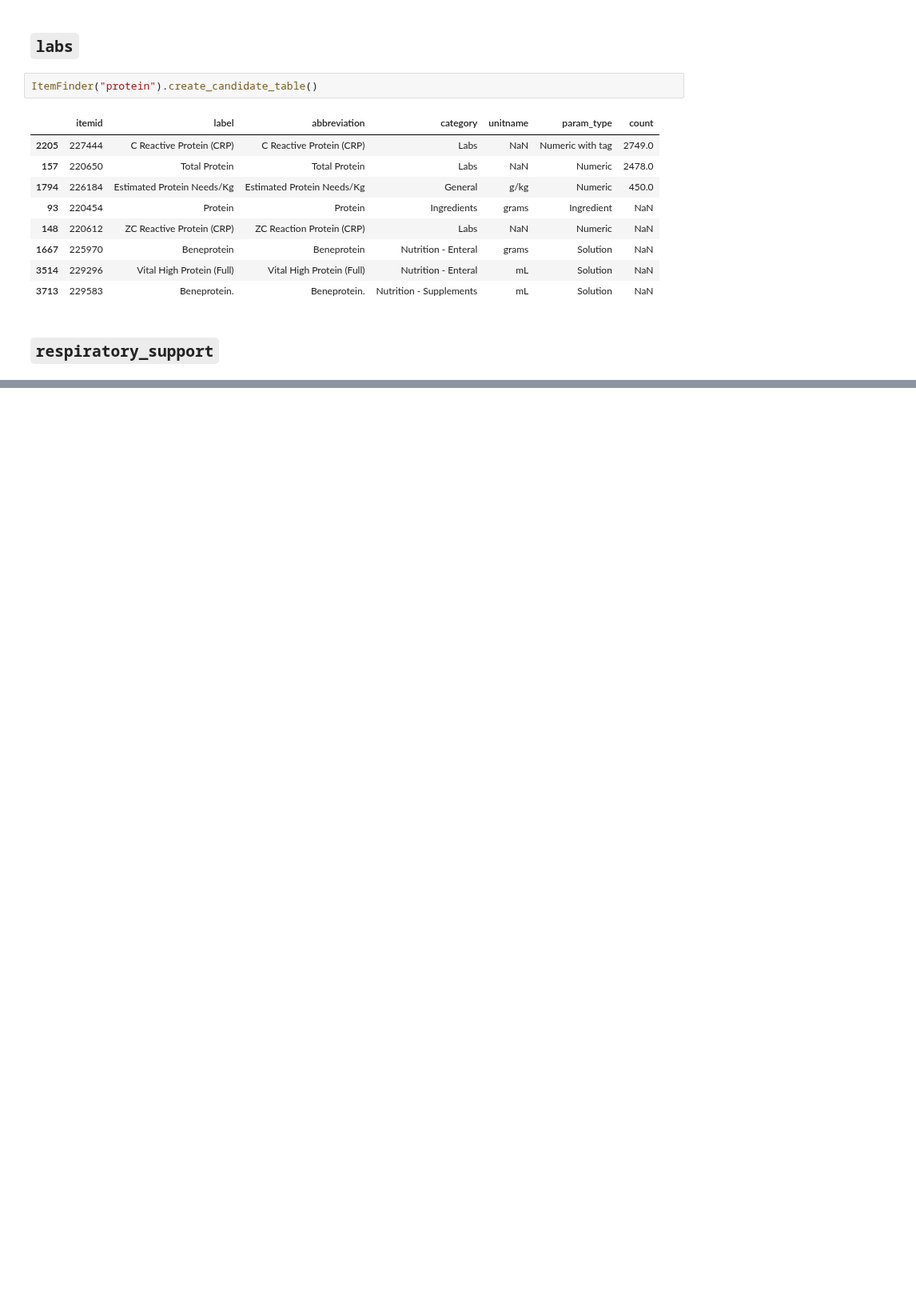
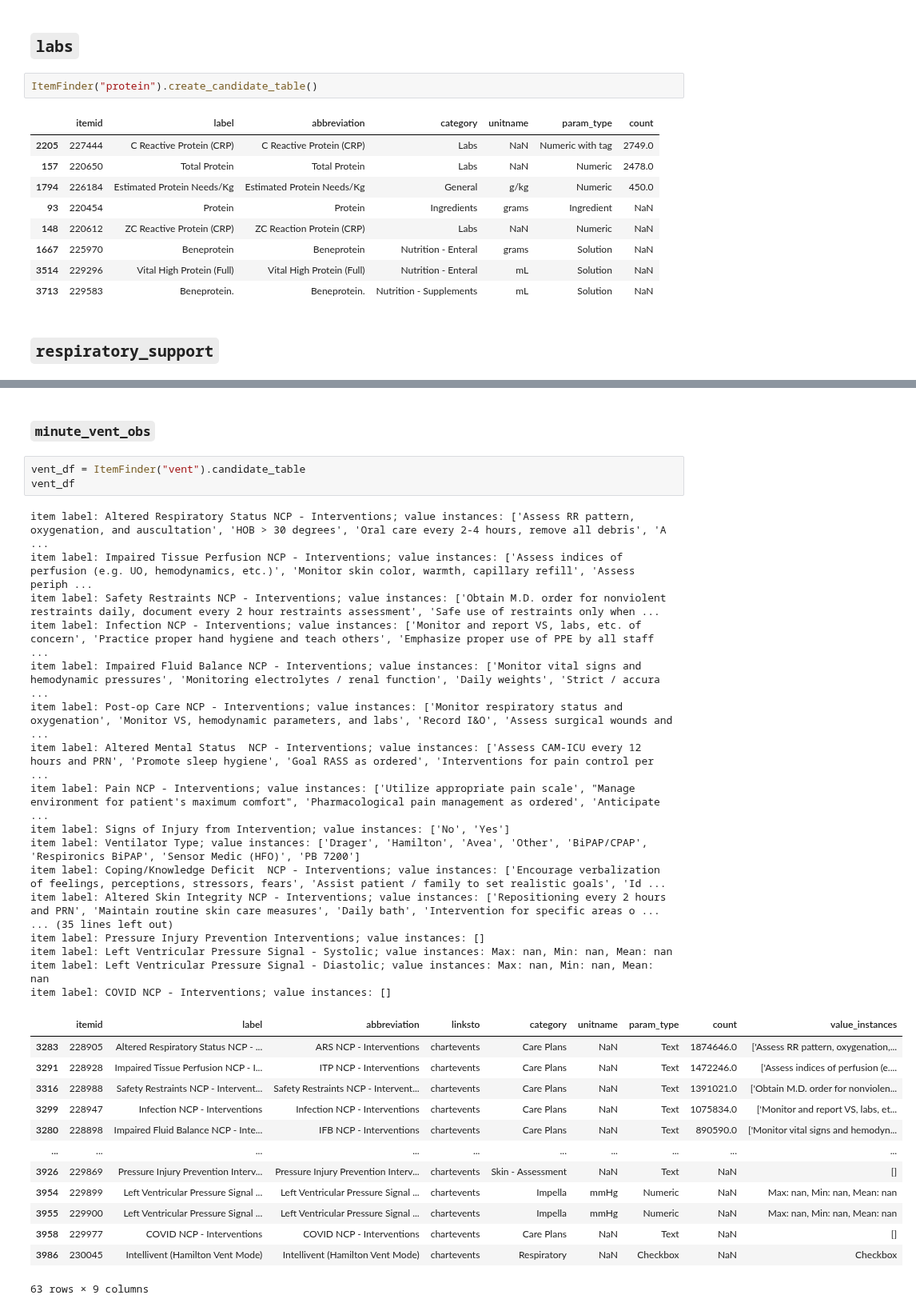
Before and after one commit to oldsandiaz/mimicclif, a Jupyter notebook: code/eda.ipynb, the cells around one changed output, grey strips where cells are left out. Shown at 80% size. Cells and saved outputs as stored; diff of their text form; blank space fills up the shorter version.

```diff
--- a/code/eda.ipynb
+++ b/code/eda.ipynb
@@ -565,0 +737,36 @@ item label is Intellivent (Hamilton Vent Mode)
+# %% [markdown]
+### `minute_vent_obs`
+# %%
+vent_df = ItemFinder("vent").candidate_table
+vent_df
+# %% [output]
+item label: Altered Respiratory Status NCP - Interventions; value instances: ['Assess RR pattern, oxygenation, and auscultation', 'HOB > 30 degrees', 'Oral care every 2-4 hours, remove all debris', 'A ...
+item label: Impaired Tissue Perfusion NCP - Interventions; value instances: ['Assess indices of perfusion (e.g. UO, hemodynamics, etc.)', 'Monitor skin color, warmth, capillary refill', 'Assess periph ...
+item label: Safety Restraints NCP - Interventions; value instances: ['Obtain M.D. order for nonviolent restraints daily, document every 2 hour restraints assessment', 'Safe use of restraints only when ...
+item label: Infection NCP - Interventions; value instances: ['Monitor and report VS, labs, etc. of concern', 'Practice proper hand hygiene and teach others', 'Emphasize proper use of PPE by all staff  ...
+item label: Impaired Fluid Balance NCP - Interventions; value instances: ['Monitor vital signs and hemodynamic pressures', 'Monitoring electrolytes / renal function', 'Daily weights', 'Strict / accura ...
+item label: Post-op Care NCP - Interventions; value instances: ['Monitor respiratory status and oxygenation', 'Monitor VS, hemodynamic parameters, and labs', 'Record I&O', 'Assess surgical wounds and  ...
+item label: Altered Mental Status  NCP - Interventions; value instances: ['Assess CAM-ICU every 12 hours and PRN', 'Promote sleep hygiene', 'Goal RASS as ordered', 'Interventions for pain control per  ...
+item label: Pain NCP - Interventions; value instances: ['Utilize appropriate pain scale', "Manage environment for patient's maximum comfort", 'Pharmacological pain management as ordered', 'Anticipate  ...
+item label: Signs of Injury from Intervention; value instances: ['No', 'Yes']
+item label: Ventilator Type; value instances: ['Drager', 'Hamilton', 'Avea', 'Other', 'BiPAP/CPAP', 'Respironics BiPAP', 'Sensor Medic (HFO)', 'PB 7200']
+item label: Coping/Knowledge Deficit  NCP - Interventions; value instances: ['Encourage verbalization of feelings, perceptions, stressors, fears', 'Assist patient / family to set realistic goals', 'Id ...
+item label: Altered Skin Integrity NCP - Interventions; value instances: ['Repositioning every 2 hours and PRN', 'Maintain routine skin care measures', 'Daily bath', 'Intervention for specific areas o ...
+... (35 lines left out)
+item label: Pressure Injury Prevention Interventions; value instances: []
+item label: Left Ventricular Pressure Signal - Systolic; value instances: Max: nan, Min: nan, Mean: nan
+item label: Left Ventricular Pressure Signal - Diastolic; value instances: Max: nan, Min: nan, Mean: nan
+item label: COVID NCP - Interventions; value instances: []
+|  | itemid | label | abbreviation | linksto | category | unitname | param_type | count | value_instances |
+| 3283 | 228905 | Altered Respiratory Status NCP - ... | ARS NCP - Interventions | chartevents | Care Plans | NaN | Text | 1874646.0 | ['Assess RR pattern, oxygenation,... |
+| 3291 | 228928 | Impaired Tissue Perfusion NCP - I... | ITP NCP - Interventions | chartevents | Care Plans | NaN | Text | 1472246.0 | ['Assess indices of perfusion (e.... |
+| 3316 | 228988 | Safety Restraints NCP - Intervent... | Safety Restraints NCP - Intervent... | chartevents | Care Plans | NaN | Text | 1391021.0 | ['Obtain M.D. order for nonviolen... |
+| 3299 | 228947 | Infection NCP - Interventions | Infection NCP - Interventions | chartevents | Care Plans | NaN | Text | 1075834.0 | ['Monitor and report VS, labs, et... |
+| 3280 | 228898 | Impaired Fluid Balance NCP - Inte... | IFB NCP - Interventions | chartevents | Care Plans | NaN | Text | 890590.0 | ['Monitor vital signs and hemodyn... |
+| ... | ... | ... | ... | ... | ... | ... | ... | ... | ... |
+| 3926 | 229869 | Pressure Injury Prevention Interv... | Pressure Injury Prevention Interv... | chartevents | Skin - Assessment | NaN | Text | NaN | [] |
+| 3954 | 229899 | Left Ventricular Pressure Signal ... | Left Ventricular Pressure Signal ... | chartevents | Impella | mmHg | Numeric | NaN | Max: nan, Min: nan, Mean: nan |
+| 3955 | 229900 | Left Ventricular Pressure Signal ... | Left Ventricular Pressure Signal ... | chartevents | Impella | mmHg | Numeric | NaN | Max: nan, Min: nan, Mean: nan |
+| 3958 | 229977 | COVID NCP - Interventions | COVID NCP - Interventions | chartevents | Care Plans | NaN | Text | NaN | [] |
+| 3986 | 230045 | Intellivent (Hamilton Vent Mode) | Intellivent (Hamilton Vent Mode) | chartevents | Respiratory | NaN | Checkbox | NaN | Checkbox |
+63 rows × 9 columns
```
Also changed, not shown: parts of 21 cells of this notebook.
